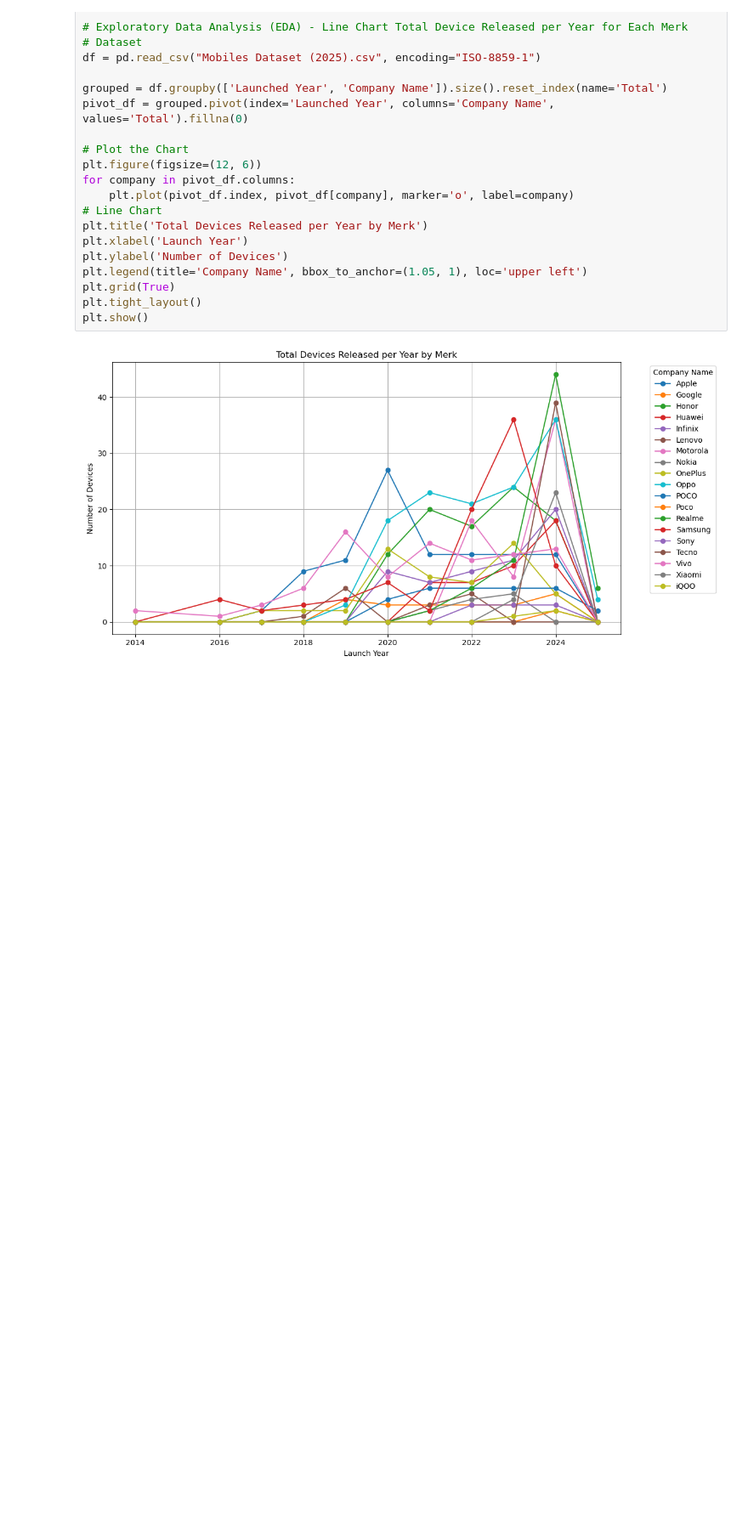
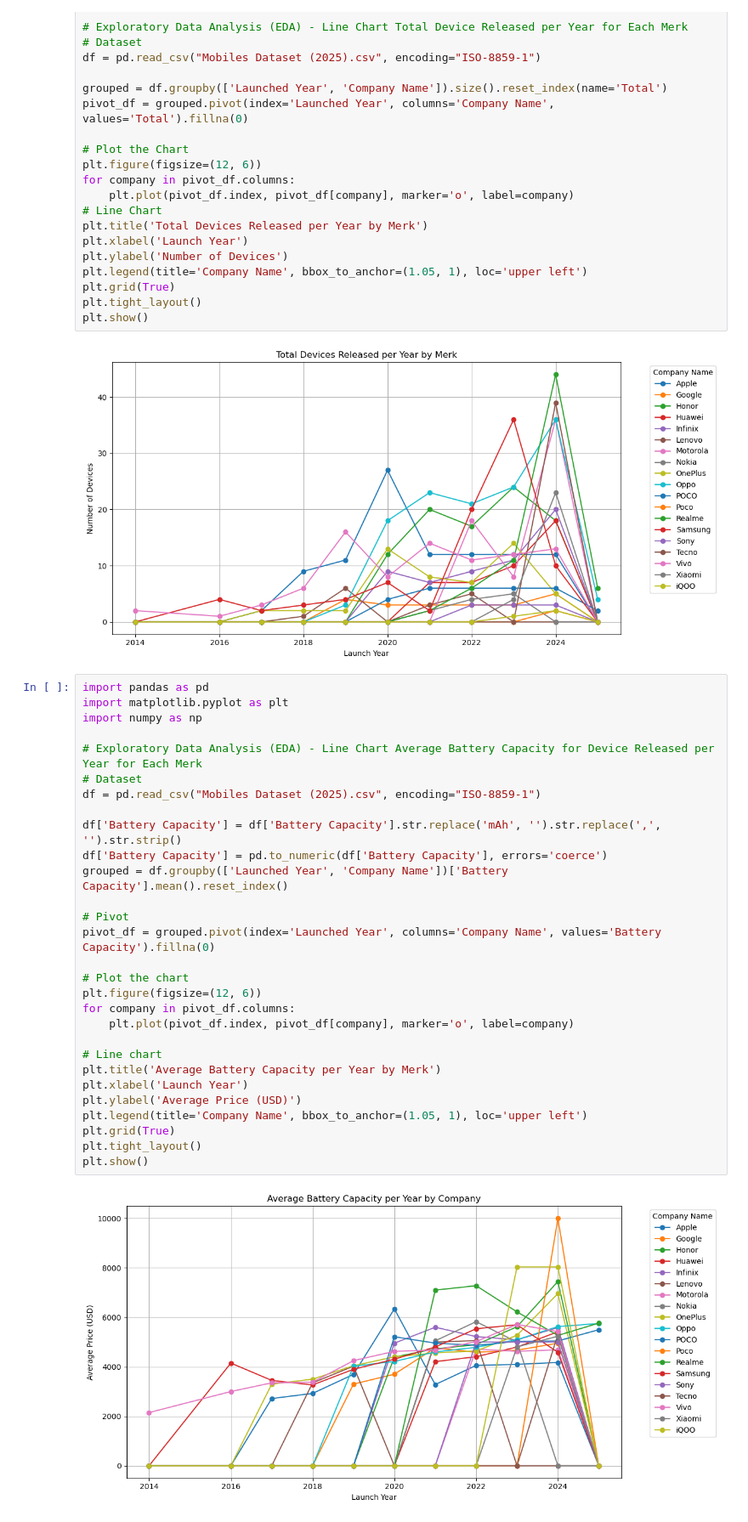
Before and after one commit to FlazeFy2/DS-MobilesDataset, a Jupyter notebook: exploratory data analysis-line.ipynb, the cells around one changed output. Shown: that part at 85% size. Saved outputs shown, nothing was run; the diff lists cells and outputs as text; blank space fills up the shorter version.

Commit message:
[DS] Exploratory Data Analysis (EDA) - Line Chart Average Battery Capacity for Device Released per Year for Each Merk

```diff
--- a/exploratory data analysis-line.ipynb
+++ b/exploratory data analysis-line.ipynb
@@ -24,3 +24,34 @@ plt.tight_layout()
 plt.show()
 # %% [output]
 [figure]
+# %%
+import pandas as pd
+import matplotlib.pyplot as plt
+import numpy as np
+
+# Exploratory Data Analysis (EDA) - Line Chart Average Battery Capacity for Device Released per Year for Each Merk
+# Dataset
+df = pd.read_csv("Mobiles Dataset (2025).csv", encoding="ISO-8859-1")
+
+df['Battery Capacity'] = df['Battery Capacity'].str.replace('mAh', '').str.replace(',', '').str.strip()
+df['Battery Capacity'] = pd.to_numeric(df['Battery Capacity'], errors='coerce')
+grouped = df.groupby(['Launched Year', 'Company Name'])['Battery Capacity'].mean().reset_index()
+
+# Pivot
+pivot_df = grouped.pivot(index='Launched Year', columns='Company Name', values='Battery Capacity').fillna(0)
+
+# Plot the chart
+plt.figure(figsize=(12, 6))
+for company in pivot_df.columns:
+    plt.plot(pivot_df.index, pivot_df[company], marker='o', label=company)
+
+# Line chart
+plt.title('Average Battery Capacity per Year by Merk')
+plt.xlabel('Launch Year')
+plt.ylabel('Average Price (USD)')
+plt.legend(title='Company Name', bbox_to_anchor=(1.05, 1), loc='upper left')
+plt.grid(True)
+plt.tight_layout()
+plt.show()
+# %% [output]
+[figure, added]
```
